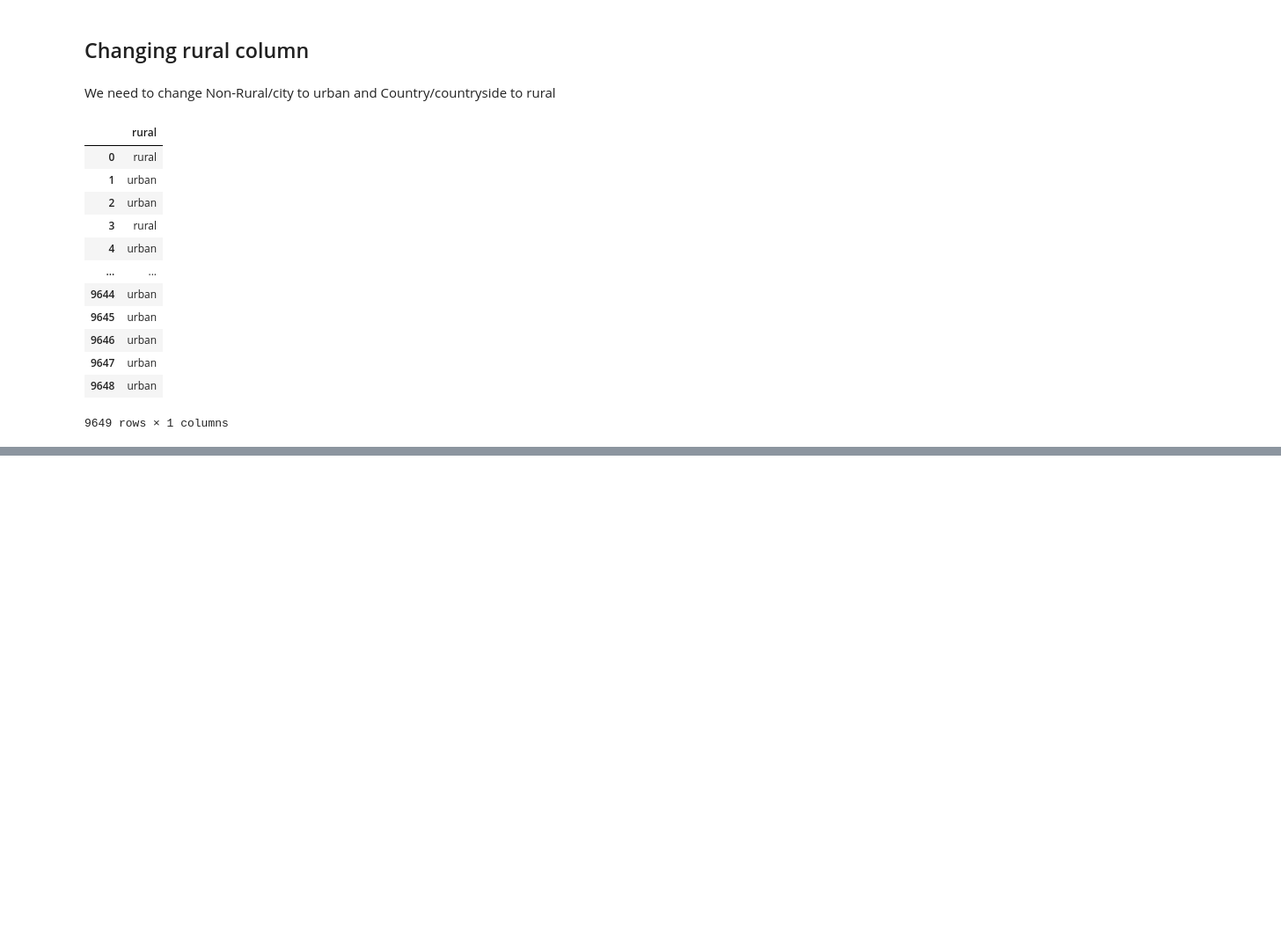
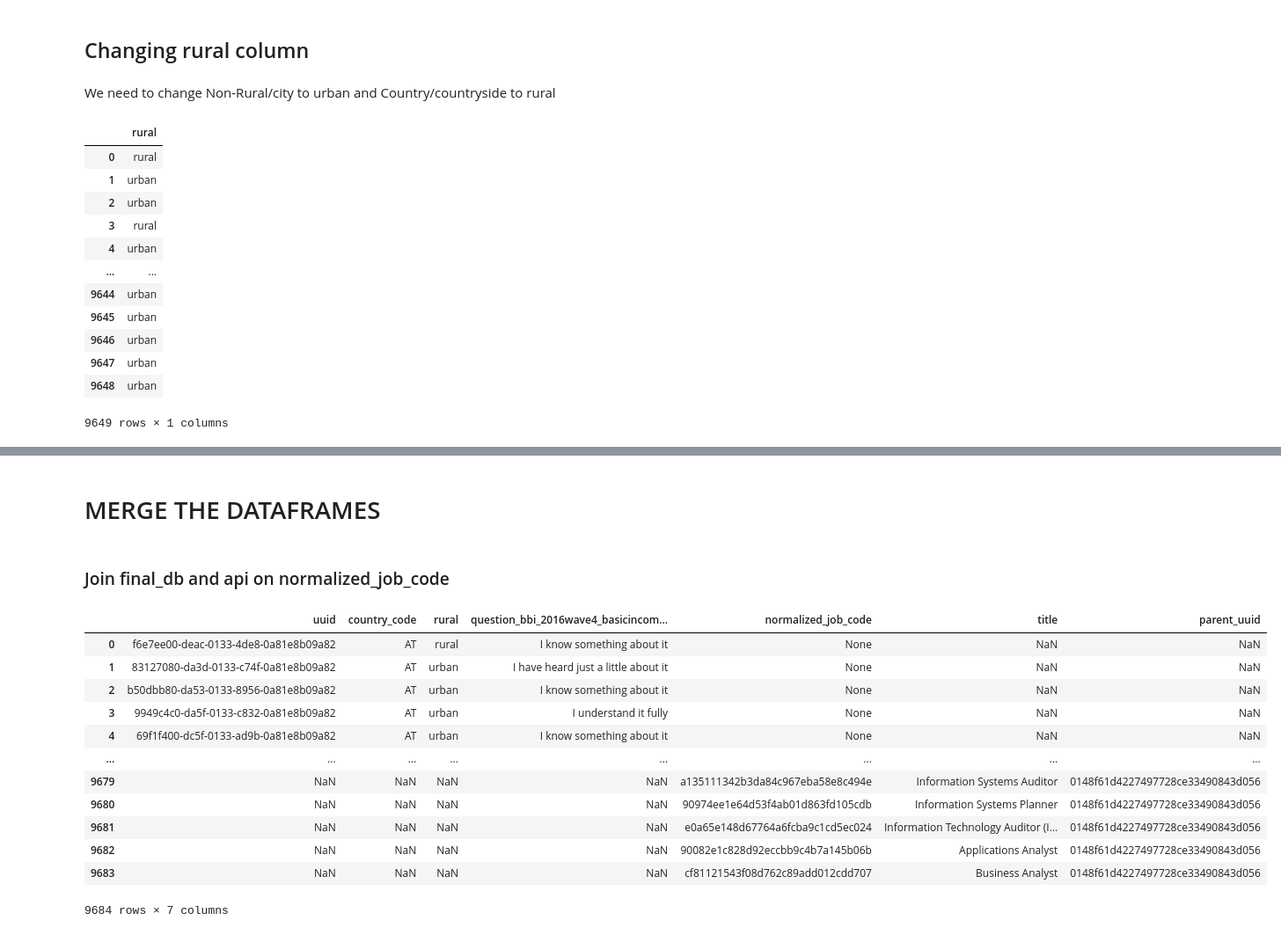
Before and after one commit to JieDh/ih_project_m1, a Jupyter notebook: proyecto.ipynb, the cells around one changed output, grey strips where cells are left out. Shown: that part at 88% size. Cells and saved outputs as stored; diff of their text form; code cells hidden in the pictures; blank space fills up the shorter version.

```diff
--- a/proyecto.ipynb
+++ b/proyecto.ipynb
@@ -44,0 +79,3 @@ pd.read_sql_query("select replace (replace (replace (replace (rural, 'Country',
+# %%
+final_db = pd.read_sql_query("SELECT country_info.uuid, country_info.country_code, country_info.rural, poll_info.question_bbi_2016wave4_basicincome_awareness, career_info.normalized_job_code FROM country_info JOIN poll_info ON poll_info.uuid = country_info.uuid JOIN career_info ON career_info.uuid = country_info.uuid",engine)
+final_db
@@ -44,0 +115,3 @@ pd.read_sql_query("select replace (replace (replace (replace (rural, 'Country',
+# %%
+df_related_jobs = pd.json_normalize(transform)
+df_related_jobs
@@ -44,0 +138,3 @@ pd.read_sql_query("select replace (replace (replace (replace (rural, 'Country',
+# %%
+final_api_df = df_related_jobs.rename(columns={'uuid': 'normalized_job_code'})
+final_api_df
@@ -44,0 +306,22 @@ pd.read_sql_query("select replace (replace (replace (replace (rural, 'Country',
+# %% [markdown]
+# MERGE THE DATAFRAMES
+# %% [markdown]
+### Join final_db and api on normalized_job_code
+# %%
+db_api = pd.merge(final_db, final_api_df, on=['normalized_job_code'], how='outer')
+#outer para que coja datos de ambas tablas aunque puede que haya datos que no existan, por un null de una de las tablas. Hacer inner si nos interesan aquellos que si tengan código de trabajo
+db_api
+# %% [output]
+|  | uuid | country_code | rural | question_bbi_2016wave4_basicincom... | normalized_job_code | title | parent_uuid |
+| 0 | f6e7ee00-deac-0133-4de8-0a81e8b09a82 | AT | rural | I know something about it | None | NaN | NaN |
+| 1 | 83127080-da3d-0133-c74f-0a81e8b09a82 | AT | urban | I have heard just a little about it | None | NaN | NaN |
+| 2 | b50dbb80-da53-0133-8956-0a81e8b09a82 | AT | urban | I know something about it | None | NaN | NaN |
+| 3 | 9949c4c0-da5f-0133-c832-0a81e8b09a82 | AT | urban | I understand it fully | None | NaN | NaN |
+| 4 | 69f1f400-dc5f-0133-ad9b-0a81e8b09a82 | AT | urban | I know something about it | None | NaN | NaN |
+| ... | ... | ... | ... | ... | ... | ... | ... |
+| 9679 | NaN | NaN | NaN | NaN | a135111342b3da84c967eba58e8c494e | Information Systems Auditor | 0148f61d4227497728ce33490843d056 |
+| 9680 | NaN | NaN | NaN | NaN | 90974ee1e64d53f4ab01d863fd105cdb | Information Systems Planner | 0148f61d4227497728ce33490843d056 |
+| 9681 | NaN | NaN | NaN | NaN | e0a65e148d67764a6fcba9c1cd5ec024 | Information Technology Auditor (I... | 0148f61d4227497728ce33490843d056 |
+| 9682 | NaN | NaN | NaN | NaN | 90082e1c828d92eccbb9c4b7a145b06b | Applications Analyst | 0148f61d4227497728ce33490843d056 |
+| 9683 | NaN | NaN | NaN | NaN | cf81121543f08d762c89add012cdd707 | Business Analyst | 0148f61d4227497728ce33490843d056 |
+9684 rows × 7 columns
```
Also changed, not shown: parts of 34 cells of this notebook, 4 other files.
